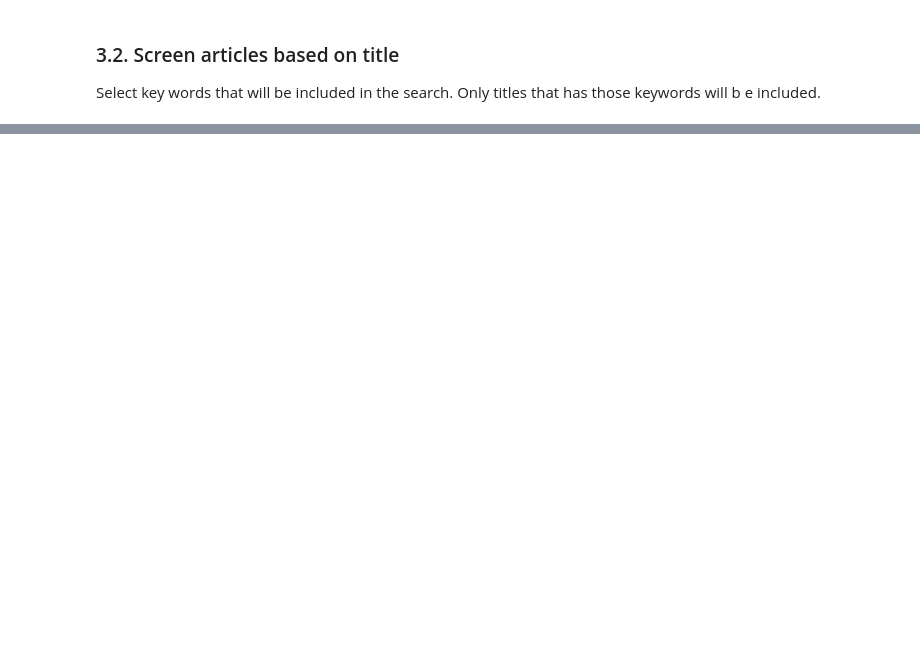
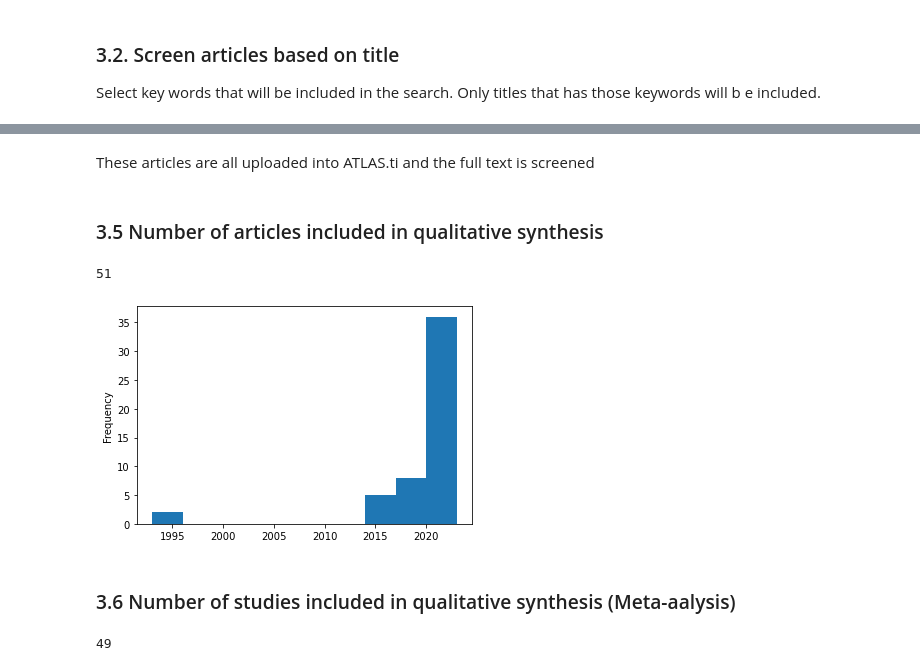
Before and after one commit to D5mit/data-driven-org, a Jupyter notebook: webscparing/analyse_files.ipynb, the cells around one changed output, grey strips where cells are left out. Drawn from its saved outputs; the diff is of its cells as text; code cells hidden in the pictures; blank space fills up the shorter version.

Commit message:
upload file and clean data code

```diff
--- a/webscparing/analyse_files.ipynb
+++ b/webscparing/analyse_files.ipynb
@@ -190,0 +200,23 @@ len(result)
+# %% [markdown]
+These articles are all uploaded into ATLAS.ti and the full text is screened
+# %% [markdown]
+### 3.5 Number of articles included in qualitative synthesis
+# %%
+df_articles = pd.read_excel('data_to_screenfull_text_result_11022023.xlsx')
+
+df_articles = df_articles[df_articles['full_text_included'] == True]
+len(df_articles)
+# %% [output]
+51
+# %%
+df_articles['year'].plot.hist()
+plt.show()
+# %% [output]
+[figure, added]
+# %% [markdown]
+### 3.6 Number of studies included in qualitative synthesis (Meta-aalysis)
+# %%
+df_articles = df_articles[df_articles['year'] >= 1996]
+len(df_articles)
+# %% [output]
+49
```
Also changed, not shown: parts of 26 cells of this notebook, 3 other files.
